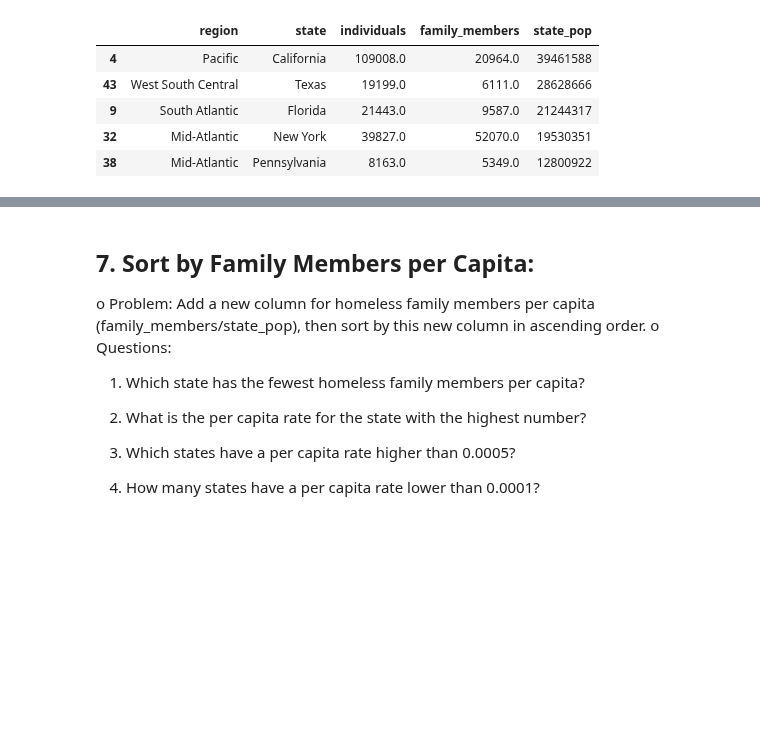
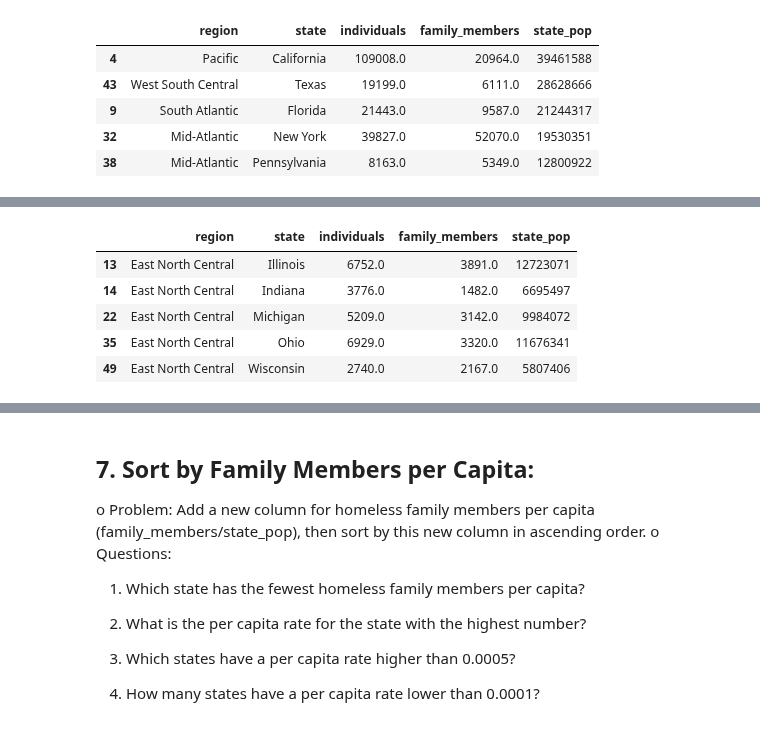
Before and after one commit to S827/python-programs, a Jupyter notebook: EDAPractice/DMWithPandas/CH1_TransformingDataframes/Homelessness_Exercise.ipynb, the cells around one changed output, grey strips where cells are left out. Saved outputs shown, nothing was run; the diff lists cells and outputs as text; code cells hidden in the pictures; blank space fills up the shorter version.

```diff
--- a/EDAPractice/DMWithPandas/CH1_TransformingDataframes/Homelessness_Exercise.ipynb
+++ b/EDAPractice/DMWithPandas/CH1_TransformingDataframes/Homelessness_Exercise.ipynb
@@ -288,3 +289,13 @@ o	Questions:
 3.	What is the last state listed in the Mountain region?
 
 4.	How many states are in the West South Central region?
+# %%
+hl_reg_st_asc = homeless.sort_values(['region', 'state'])
+hl_reg_st_asc.head()
+# %% [output]
+|  | region | state | individuals | family_members | state_pop |
+| 13 | East North Central | Illinois | 6752.0 | 3891.0 | 12723071 |
+| 14 | East North Central | Indiana | 3776.0 | 1482.0 | 6695497 |
+| 22 | East North Central | Michigan | 5209.0 | 3142.0 | 9984072 |
+| 35 | East North Central | Ohio | 6929.0 | 3320.0 | 11676341 |
+| 49 | East North Central | Wisconsin | 2740.0 | 2167.0 | 5807406 |
```
Also changed, not shown: parts of 9 cells of this notebook, 3 other files.
